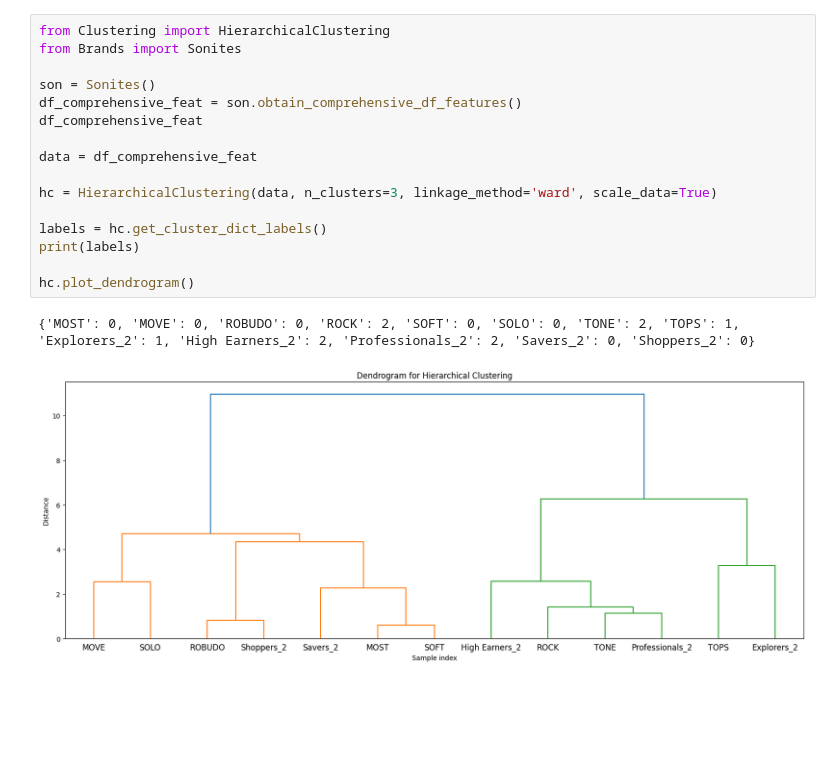
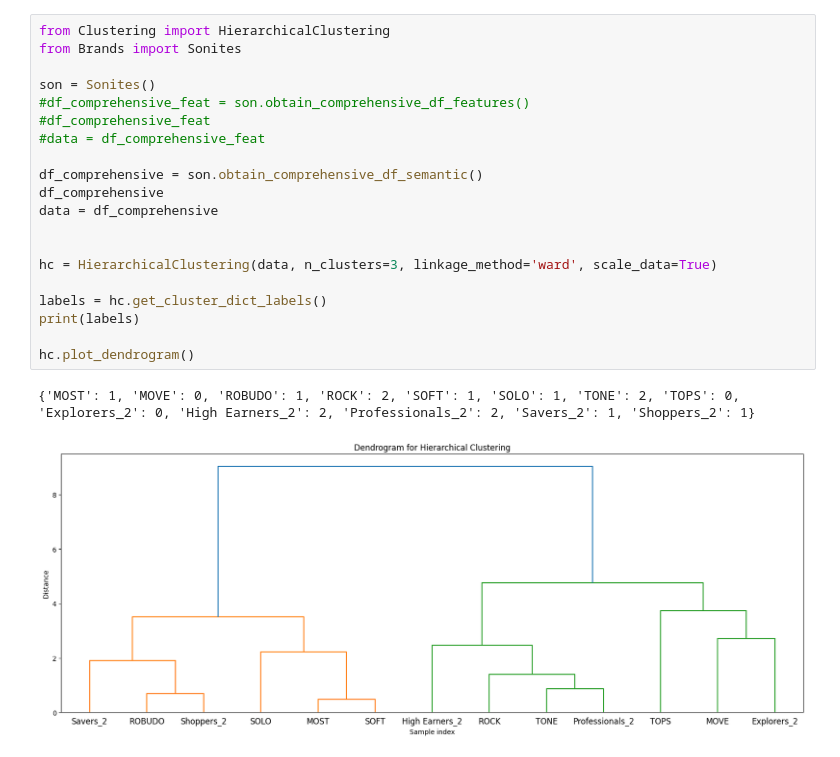
Before and after one commit to FedericoCortesi/Markstrat, a Jupyter notebook: clustering.ipynb, the cells around one changed output. Drawn from its saved outputs; the diff is of its cells as text; blank space fills up the shorter version.

```diff
--- a/clustering.ipynb
+++ b/clustering.ipynb
@@ -1,19 +1,23 @@
 # %%
 from Clustering import HierarchicalClustering
 from Brands import Sonites
 
 son = Sonites()
-df_comprehensive_feat = son.obtain_comprehensive_df_features()
-df_comprehensive_feat
+#df_comprehensive_feat = son.obtain_comprehensive_df_features()
+#df_comprehensive_feat
+#data = df_comprehensive_feat
 
-data = df_comprehensive_feat
+df_comprehensive = son.obtain_comprehensive_df_semantic()
+df_comprehensive
+data = df_comprehensive
+
 
 hc = HierarchicalClustering(data, n_clusters=3, linkage_method='ward', scale_data=True)
 
 labels = hc.get_cluster_dict_labels()
 print(labels)
 
 hc.plot_dendrogram()
 # %% [output]
-{'MOST': 0, 'MOVE': 0, 'ROBUDO': 0, 'ROCK': 2, 'SOFT': 0, 'SOLO': 0, 'TONE': 2, 'TOPS': 1, 'Explorers_2': 1, 'High Earners_2': 2, 'Professionals_2': 2, 'Savers_2': 0, 'Shoppers_2': 0}
+{'MOST': 1, 'MOVE': 0, 'ROBUDO': 1, 'ROCK': 2, 'SOFT': 1, 'SOLO': 1, 'TONE': 2, 'TOPS': 0, 'Explorers_2': 0, 'High Earners_2': 2, 'Professionals_2': 2, 'Savers_2': 1, 'Shoppers_2': 1}
-[figure, old version]
+[figure, new version]
```
Also changed, not shown: parts of 7 cells of this notebook, 4 other files.
